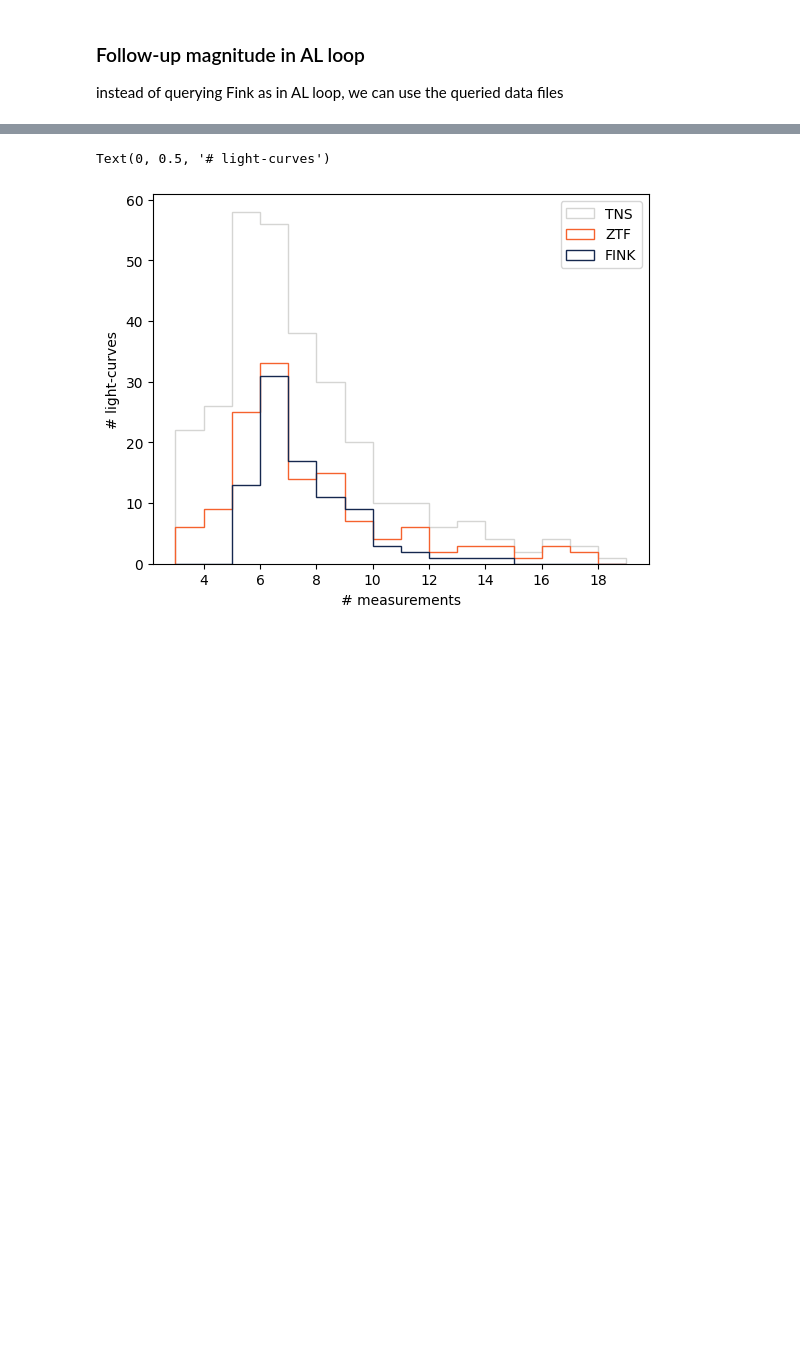
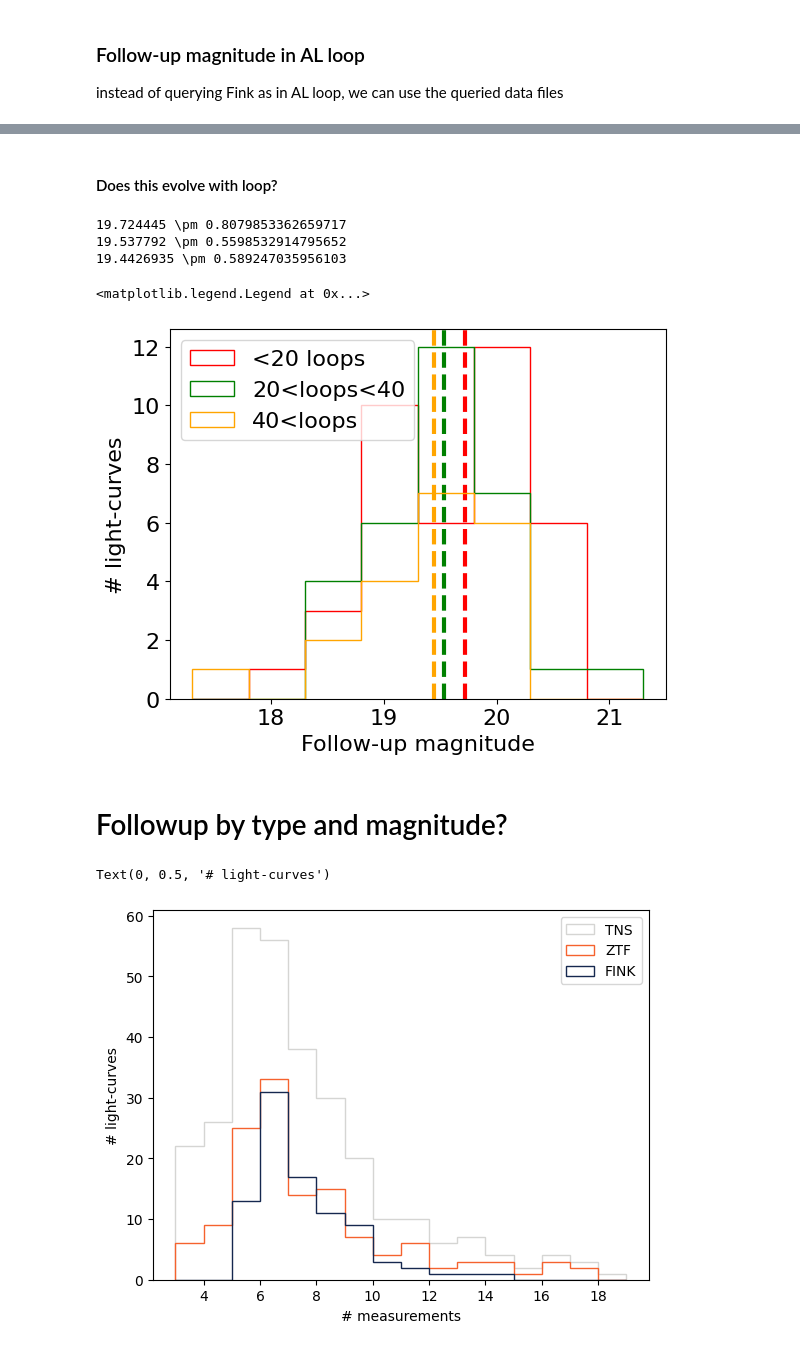
Before and after one commit to Fink-analyses/Active_Learning_earlySNIa, a Jupyter notebook: notebooks/a_analysis_fuptargets.ipynb, the cells around one changed output, grey strips where cells are left out. Cells and saved outputs as stored; diff of their text form; code cells hidden in the pictures; blank space fills up the shorter version.

```diff
--- a/notebooks/a_analysis_fuptargets.ipynb
+++ b/notebooks/a_analysis_fuptargets.ipynb
@@ -196,3 +228,36 @@ Text(0, 0.5, '# light-curves')
+# %% [markdown]
+#### Does this evolve with loop?
+# %%
+mybins = np.arange(17.3,21.5,0.5)
+
+sel1 = df_mags_dic['FINK'][df_mags_dic['FINK']['loop'] <20]
+sel2 = df_mags_dic['FINK'][(df_mags_dic['FINK']['loop'] >=20) & (df_mags_dic['FINK']['loop'] <40)]
+sel3= df_mags_dic['FINK'][(df_mags_dic['FINK']['loop'] >=40)]
+
+plt.hist(sel1['mag_last_value'],label='<20 loops', bins=mybins,histtype='step',color='red')
+plt.axvline(sel1['mag_last_value'].median(), color='red', linestyle='--')
+print(f"{sel1['mag_last_value'].median()} \pm {sel1['mag_last_value'].std()}")
+
+
+plt.hist(sel2['mag_last_value'],label='20<loops<40', bins=mybins,histtype='step',color='green')
+plt.axvline(sel2['mag_last_value'].median(), color='green', linestyle='--')
+print(f"{sel2['mag_last_value'].median()} \pm {sel2['mag_last_value'].std()}")
+
+plt.hist(sel3['mag_last_value'],label='40<loops', bins=mybins,histtype='step',color='orange')
+plt.axvline(sel3['mag_last_value'].median(), color='orange', linestyle='--')
+print(f"{sel3['mag_last_value'].median()} \pm {sel3['mag_last_value'].std()}")
+
+plt.xlabel('Follow-up magnitude')
+plt.ylabel('# light-curves')
+plt.legend()
+# %% [output]
+19.724445 \pm 0.8079853362659717
+19.537792 \pm 0.5598532914795652
+19.4426935 \pm 0.589247035956103
+<matplotlib.legend.Legend at 0x...>
+[figure, added]
+# %% [markdown]
+# Followup by type and magnitude?
 # %%
 mybins = np.arange(3,20,1)
 for k in df_mags_dic.keys():
```
Also changed, not shown: parts of 14 cells of this notebook, 5 other files.
